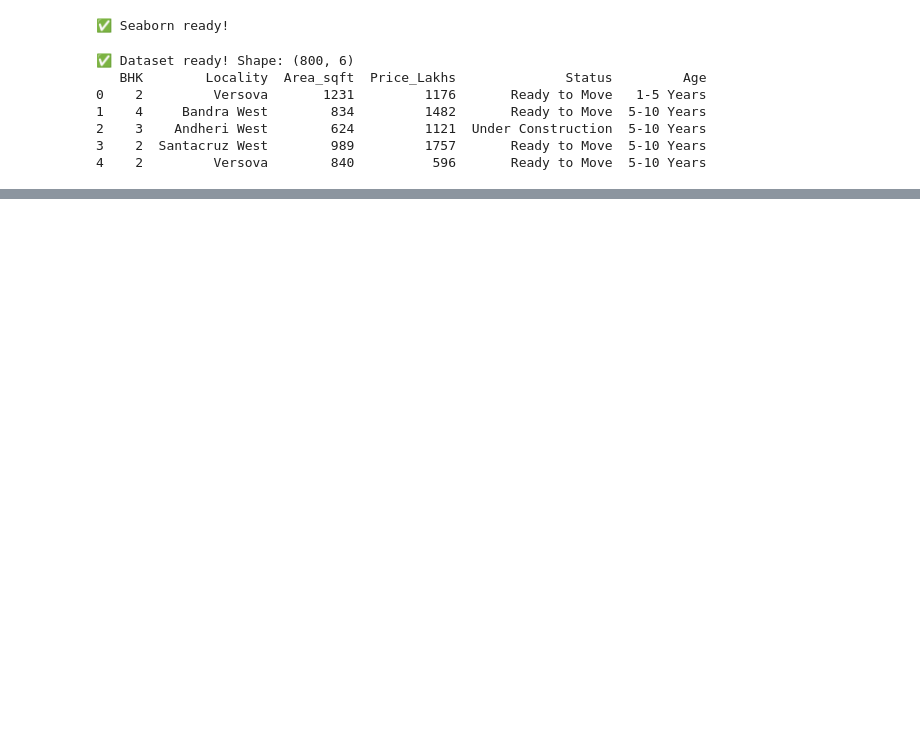
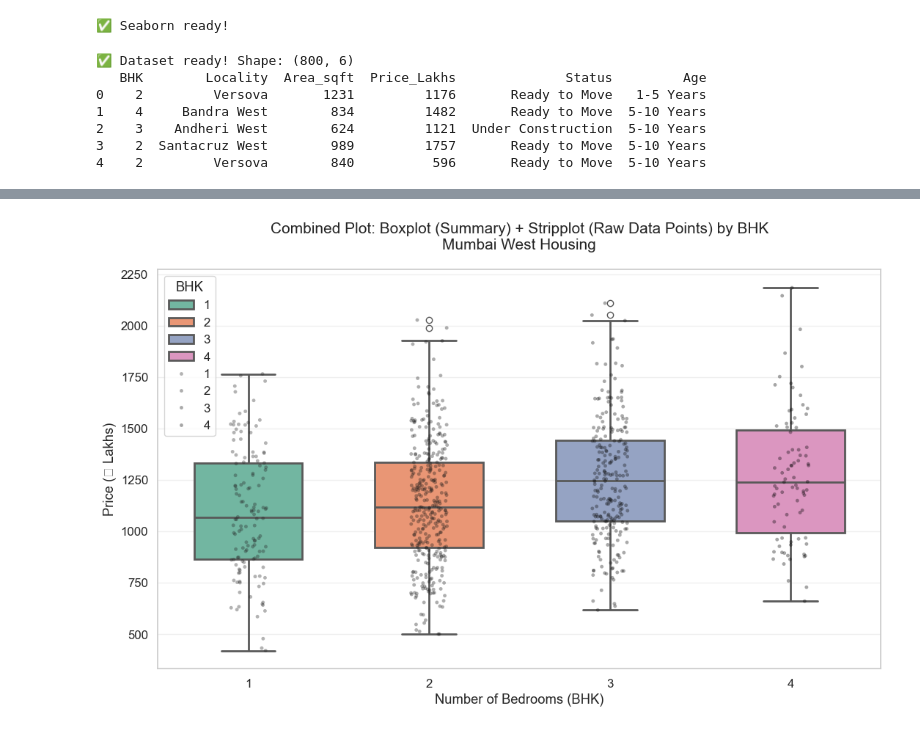
Before and after one commit to Pankaj-Str/Complete-Python-Mastery, a Jupyter notebook: 47 Seaborn/Mumbai House Pricing.ipynb, the cells around one changed output, grey strips where cells are left out. Saved outputs shown, nothing was run; the diff lists cells and outputs as text; code cells hidden in the pictures; blank space fills up the shorter version.

```diff
--- a/47 Seaborn/Mumbai House Pricing.ipynb
+++ b/47 Seaborn/Mumbai House Pricing.ipynb
@@ -289,0 +237,17 @@ plt.show()
+# %%
+plt.figure(figsize=(11, 7))
+ax = sns.boxplot(x='BHK', y='Price_Lakhs', data=df,
+                 palette="Set2", width=0.6, linewidth=2,hue='BHK')
+
+# Add every single house as a dot
+sns.stripplot(x='BHK', y='Price_Lakhs', data=df,
+              palette='dark:black', alpha=0.35, jitter=True, size=3.5, ax=ax,hue='BHK')
+
+plt.title('Combined Plot: Boxplot (Summary) + Stripplot (Raw Data Points) by BHK\nMumbai West Housing', fontsize=15, pad=20)
+plt.xlabel('Number of Bedrooms (BHK)')
+plt.ylabel('Price (₹ Lakhs)')
+plt.grid(True, axis='y', alpha=0.3)
+plt.tight_layout()
+plt.show()
+# %% [output]
+[figure, added]
```
Also changed, not shown: parts of 20 cells of this notebook, 1 other file.
